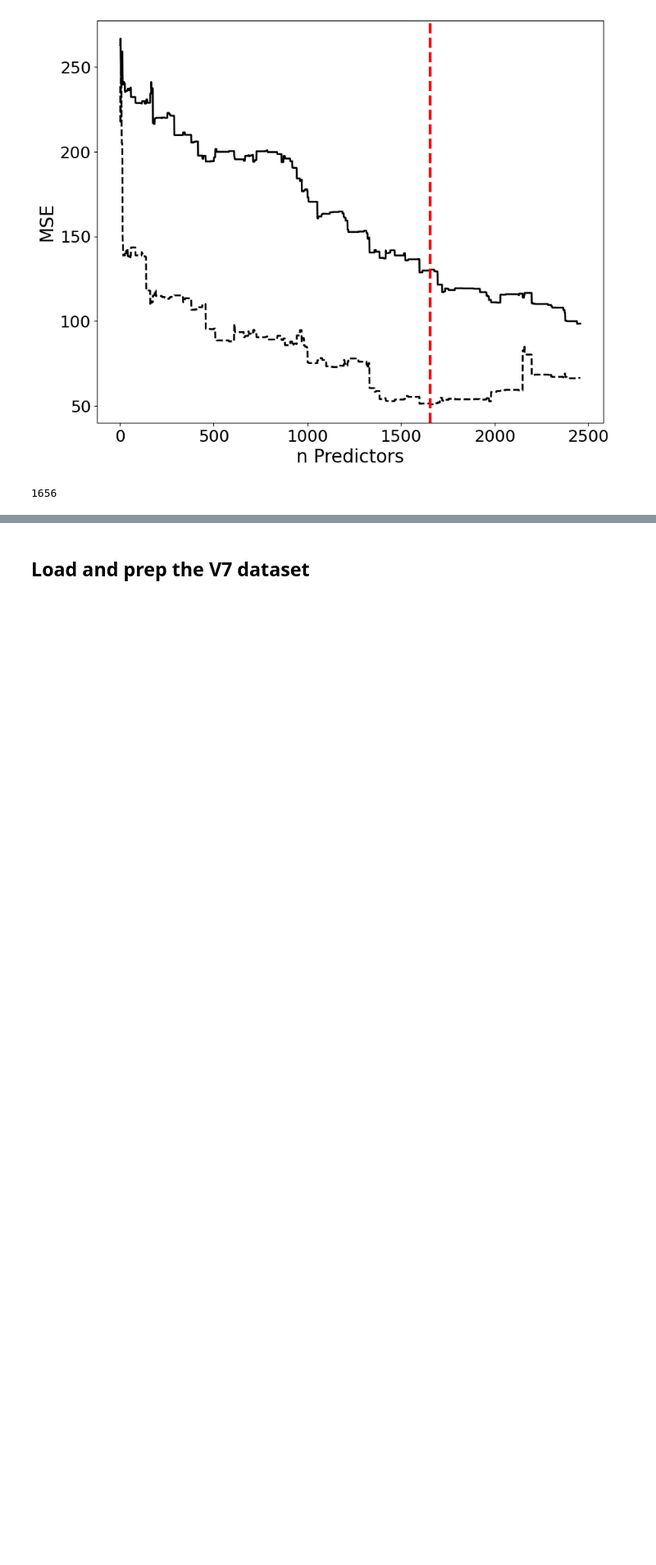
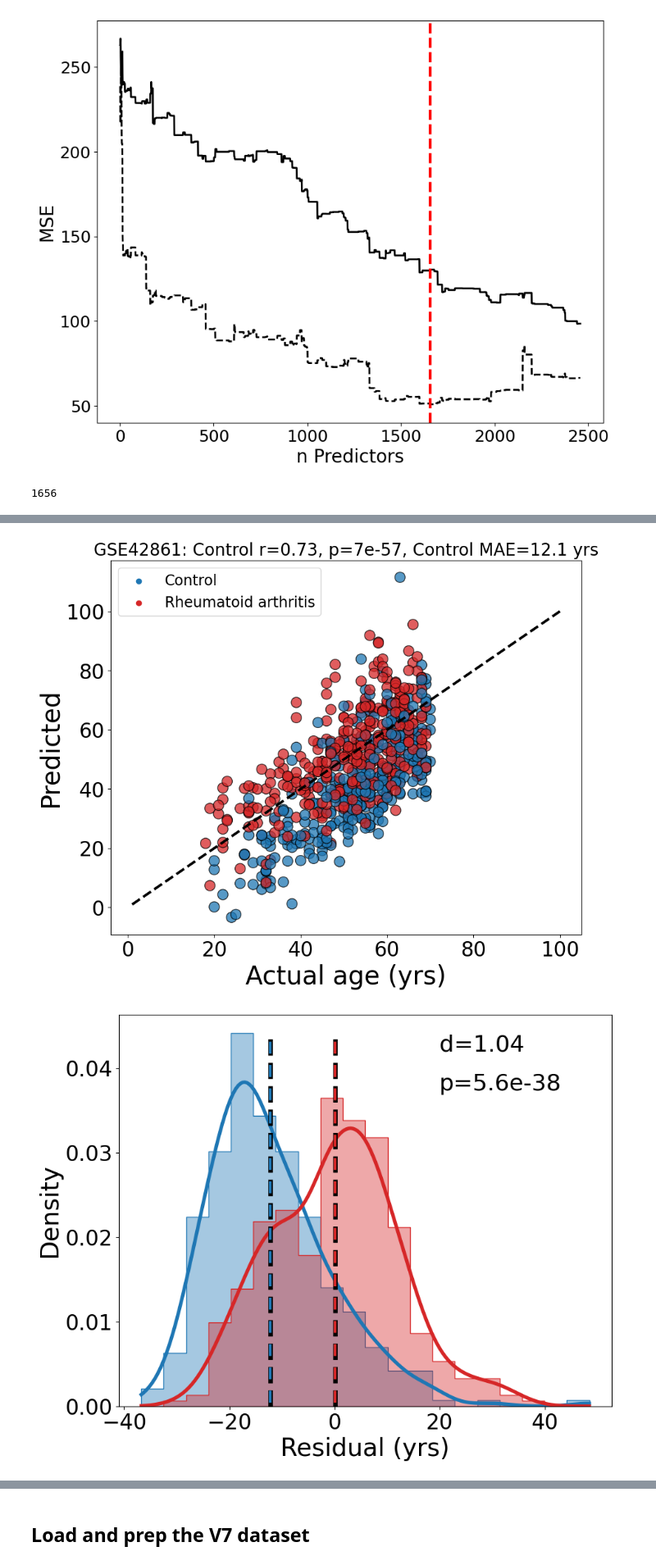
Before and after one commit to SkinnerCM/conboy-laboratory, a Jupyter notebook: dnam-clocks/mFSS-clock/notebooks/Generate figures/Generate Figure 4, supplementary figures 4-6 and supplementary tables 3-7.ipynb, the cells around one changed output, grey strips where cells are left out. Shown at 82% size. Cells and saved outputs as stored; diff of their text form; code cells hidden in the pictures; blank space fills up the shorter version.

```diff
--- a/dnam-clocks/mFSS-clock/notebooks/Generate figures/Generate Figure 4, supplementary figures 4-6 and supplementary tables 3-7.ipynb
+++ b/dnam-clocks/mFSS-clock/notebooks/Generate figures/Generate Figure 4, supplementary figures 4-6 and supplementary tables 3-7.ipynb
@@ -257,0 +261,6 @@ fig4_plots(park, park_meta,art_shift_mfss_model,
+# %%
+fig4_plots(art, art_meta,art_shift_mfss_model,
+           art_shift_mfss_selection,d_shift,"Rheumatoid arthritis", flag=False)
+# %% [output]
+[figure, added]
+[figure, added]
```
Also changed, not shown: parts of 4 cells of this notebook.
